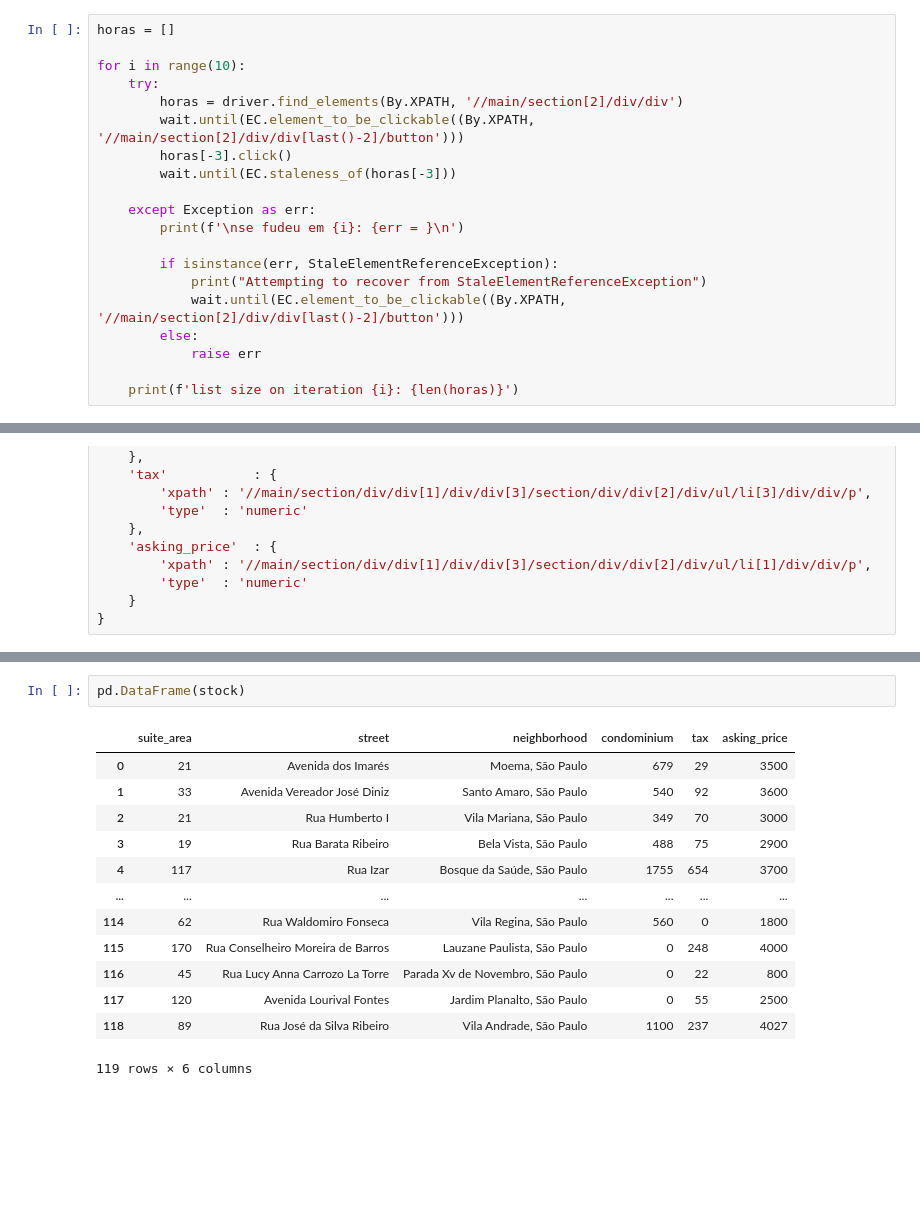
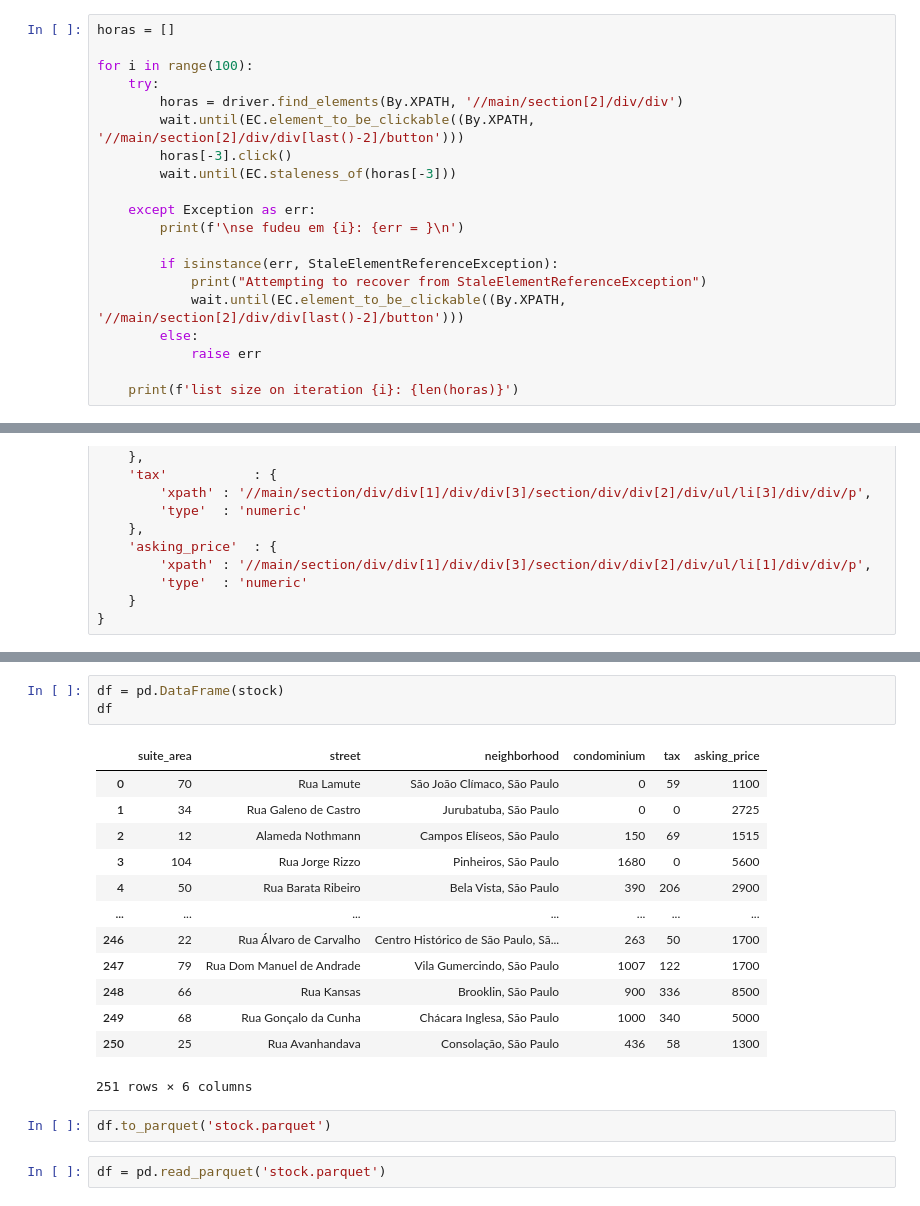
Before and after one commit to GuilhermeRameh/QuintoAndar-Scrapping-Analise, a Jupyter notebook: testes.ipynb, the cells around one changed output, grey strips where cells are left out. Saved outputs shown, nothing was run; the diff lists cells and outputs as text; blank space fills up the shorter version.

Commit message:
Salvando dados em .parquet para facilitar armazenamento e pór análise

```diff
--- a/testes.ipynb
+++ b/testes.ipynb
@@ -22,7 +22,7 @@ wait = WebDriverWait(driver, timeout=5)
 # %%
 horas = []
 
-for i in range(10):
+for i in range(100):
     try:
         horas = driver.find_elements(By.XPATH, '//main/section[2]/div/div')
         wait.until(EC.element_to_be_clickable((By.XPATH, '//main/section[2]/div/div[last()-2]/button')))
@@ -154,16 +157,21 @@ treated data on iteration 118 {'suite_area': 89, 'street': 'Rua José da Silva R
 # %%
-pd.DataFrame(stock)
+df = pd.DataFrame(stock)
+df
 # %% [output]
 |  | suite_area | street | neighborhood | condominium | tax | asking_price |
-| 0 | 21 | Avenida dos Imarés | Moema, São Paulo | 679 | 29 | 3500 |
-| 1 | 33 | Avenida Vereador José Diniz | Santo Amaro, São Paulo | 540 | 92 | 3600 |
-| 2 | 21 | Rua Humberto I | Vila Mariana, São Paulo | 349 | 70 | 3000 |
-| 3 | 19 | Rua Barata Ribeiro | Bela Vista, São Paulo | 488 | 75 | 2900 |
-| 4 | 117 | Rua Izar | Bosque da Saúde, São Paulo | 1755 | 654 | 3700 |
+| 0 | 70 | Rua Lamute | São João Clímaco, São Paulo | 0 | 59 | 1100 |
+| 1 | 34 | Rua Galeno de Castro | Jurubatuba, São Paulo | 0 | 0 | 2725 |
+| 2 | 12 | Alameda Nothmann | Campos Elíseos, São Paulo | 150 | 69 | 1515 |
+| 3 | 104 | Rua Jorge Rizzo | Pinheiros, São Paulo | 1680 | 0 | 5600 |
+| 4 | 50 | Rua Barata Ribeiro | Bela Vista, São Paulo | 390 | 206 | 2900 |
 | ... | ... | ... | ... | ... | ... | ... |
-| 114 | 62 | Rua Waldomiro Fonseca | Vila Regina, São Paulo | 560 | 0 | 1800 |
-| 115 | 170 | Rua Conselheiro Moreira de Barros | Lauzane Paulista, São Paulo | 0 | 248 | 4000 |
-| 116 | 45 | Rua Lucy Anna Carrozo La Torre | Parada Xv de Novembro, São Paulo | 0 | 22 | 800 |
-| 117 | 120 | Avenida Lourival Fontes | Jardim Planalto, São Paulo | 0 | 55 | 2500 |
-| 118 | 89 | Rua José da Silva Ribeiro | Vila Andrade, São Paulo | 1100 | 237 | 4027 |
+| 246 | 22 | Rua Álvaro de Carvalho | Centro Histórico de São Paulo, Sã... | 263 | 50 | 1700 |
+| 247 | 79 | Rua Dom Manuel de Andrade | Vila Gumercindo, São Paulo | 1007 | 122 | 1700 |
+| 248 | 66 | Rua Kansas | Brooklin, São Paulo | 900 | 336 | 8500 |
+| 249 | 68 | Rua Gonçalo da Cunha | Chácara Inglesa, São Paulo | 1000 | 340 | 5000 |
+| 250 | 25 | Rua Avanhandava | Consolação, São Paulo | 436 | 58 | 1300 |
-119 rows × 6 columns
+251 rows × 6 columns
+# %%
+df.to_parquet('stock.parquet')
+# %%
+df = pd.read_parquet('stock.parquet')
```
Also changed, not shown: parts of 4 cells of this notebook, 1 other file.
